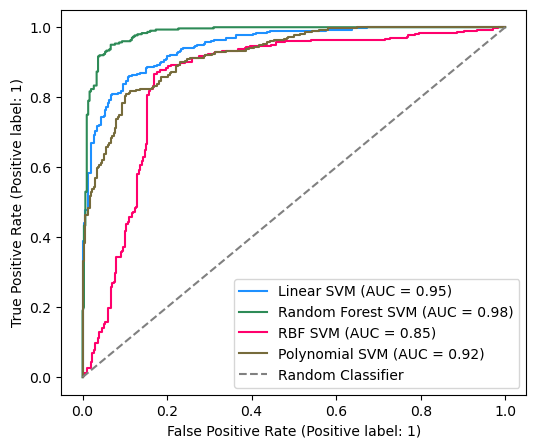
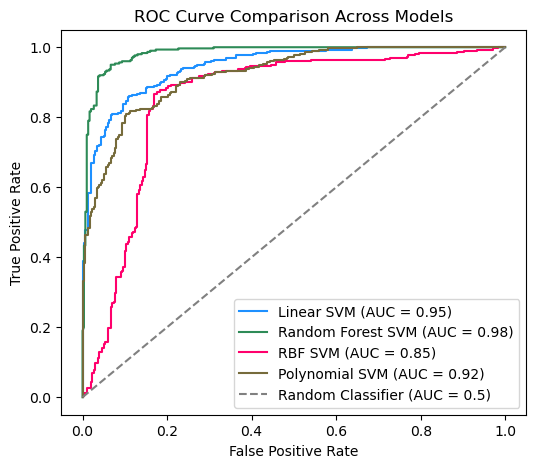
Code edit (unified diff) that turned the first committed figure into the second:
--- before
+++ after
@@ -39,5 +39,11 @@
 
 # Add a random classifier line (AUC = 0.5)
-ax.plot([0, 1], [0, 1], linestyle='--', color='gray', label='Random Classifier')
+ax.plot([0, 1], [0, 1],
+        linestyle='--',
+        color='gray',
+        label='Random Classifier (AUC = 0.5)')
+plt.title("ROC Curve Comparison Across Models")
+plt.xlabel("False Positive Rate")
+plt.ylabel("True Positive Rate")
 
 ax.legend()

Commit: Save all outputs